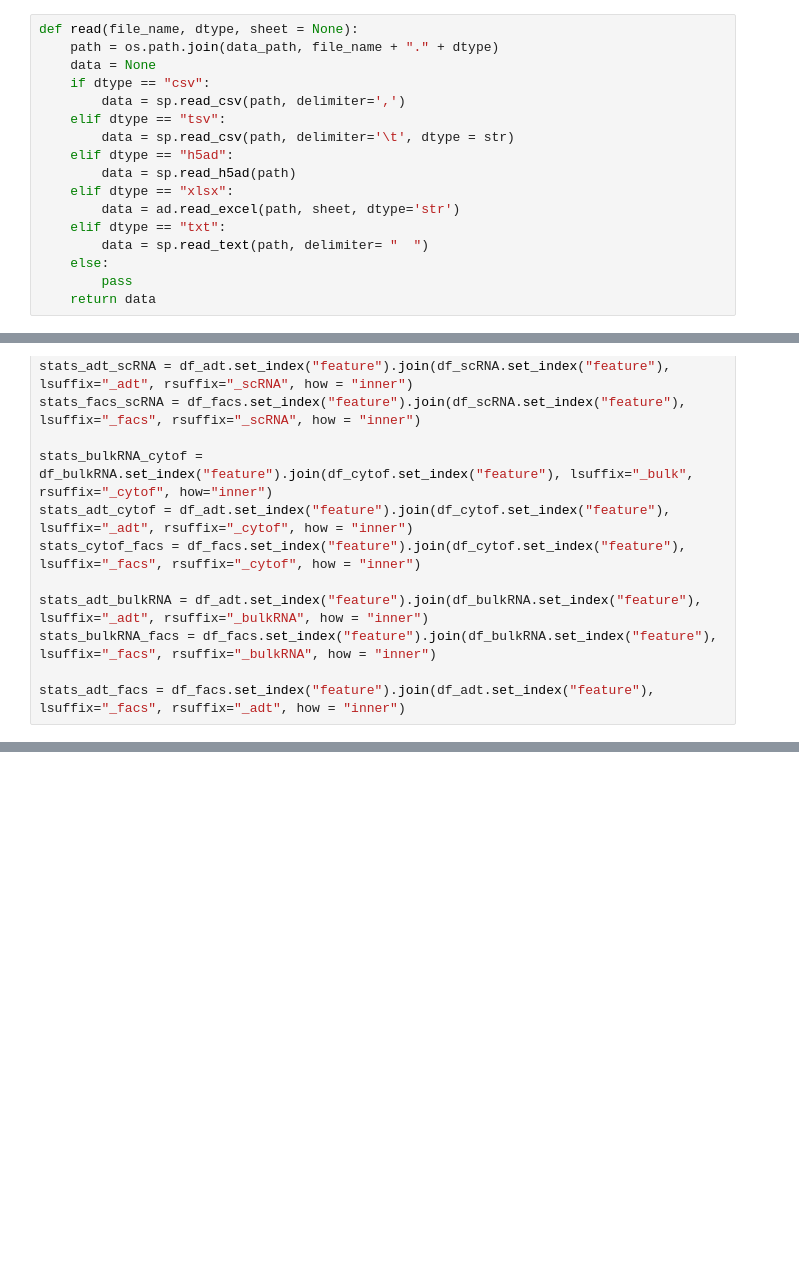
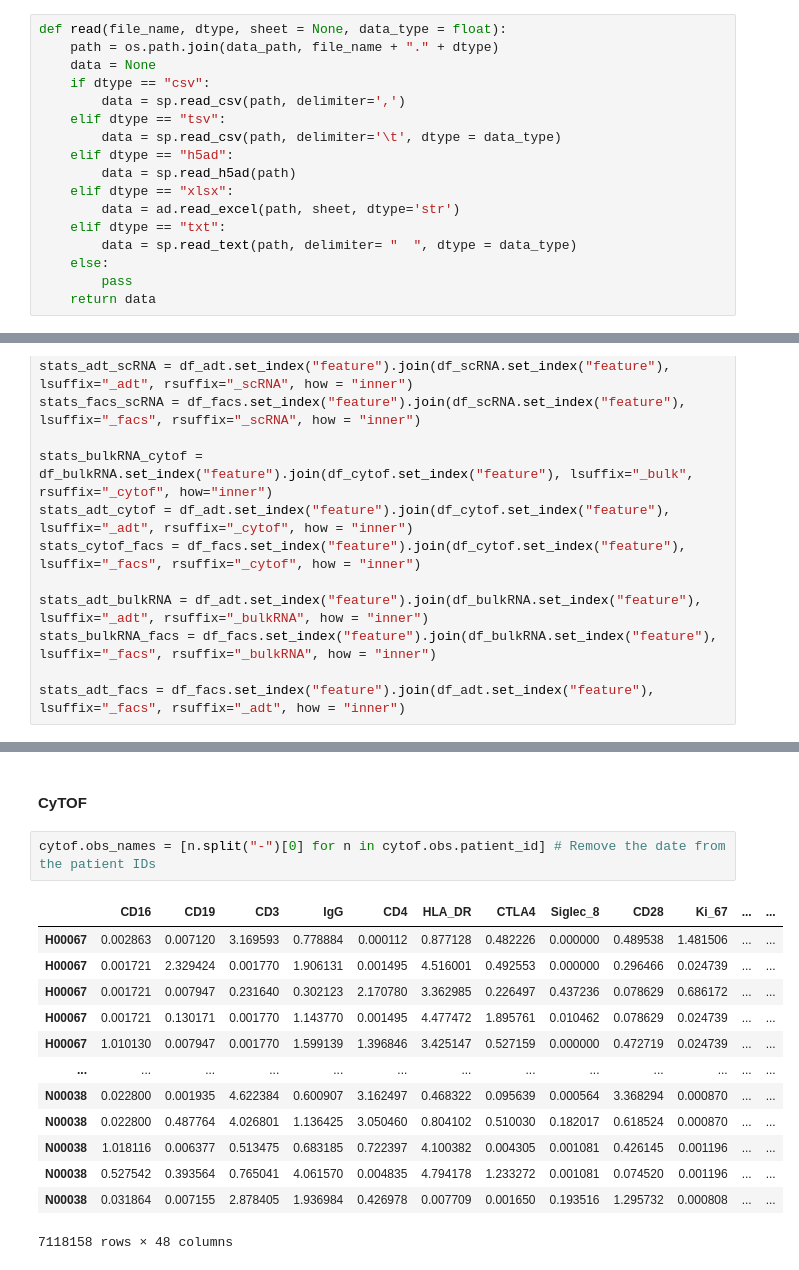
Before and after one commit to theislab/integraph, a Jupyter notebook: notebooks/data.ipynb, the cells around one changed output, grey strips where cells are left out. Drawn from its saved outputs; the diff is of its cells as text; blank space fills up the shorter version.

```diff
--- a/notebooks/data.ipynb
+++ b/notebooks/data.ipynb
@@ -19,17 +38,17 @@ print(data_path)
 # %%
-def read(file_name, dtype, sheet = None):
+def read(file_name, dtype, sheet = None, data_type = float):
     path = os.path.join(data_path, file_name + "." + dtype)
     data = None
     if dtype == "csv":
         data = sp.read_csv(path, delimiter=',')
     elif dtype == "tsv":
-        data = sp.read_csv(path, delimiter='\t', dtype = str)
+        data = sp.read_csv(path, delimiter='\t', dtype = data_type)
     elif dtype == "h5ad":
         data = sp.read_h5ad(path)
     elif dtype == "xlsx":
         data = ad.read_excel(path, sheet, dtype='str')
     elif dtype == "txt":
-        data = sp.read_text(path, delimiter= "	")
+        data = sp.read_text(path, delimiter= "	", dtype = data_type)
     else:
         pass
     return data
@@ -506,0 +529,18 @@ cytof.to_df().groupby(by = [cytof.obs.major_cell_type, cytof.obs.patient_id]).su
+# %% [markdown]
+#### CyTOF
+# %%
+cytof.obs_names = [n.split("-")[0] for n in cytof.obs.patient_id] # Remove the date from the patient IDs
+# %% [output]
+|  | CD16 | CD19 | CD3 | IgG | CD4 | HLA_DR | CTLA4 | Siglec_8 | CD28 | Ki_67 | ... | ... |
+| H00067 | 0.002863 | 0.007120 | 3.169593 | 0.778884 | 0.000112 | 0.877128 | 0.482226 | 0.000000 | 0.489538 | 1.481506 | ... | ... |
+| H00067 | 0.001721 | 2.329424 | 0.001770 | 1.906131 | 0.001495 | 4.516001 | 0.492553 | 0.000000 | 0.296466 | 0.024739 | ... | ... |
+| H00067 | 0.001721 | 0.007947 | 0.231640 | 0.302123 | 2.170780 | 3.362985 | 0.226497 | 0.437236 | 0.078629 | 0.686172 | ... | ... |
+| H00067 | 0.001721 | 0.130171 | 0.001770 | 1.143770 | 0.001495 | 4.477472 | 1.895761 | 0.010462 | 0.078629 | 0.024739 | ... | ... |
+| H00067 | 1.010130 | 0.007947 | 0.001770 | 1.599139 | 1.396846 | 3.425147 | 0.527159 | 0.000000 | 0.472719 | 0.024739 | ... | ... |
+| ... | ... | ... | ... | ... | ... | ... | ... | ... | ... | ... | ... | ... |
+| N00038 | 0.022800 | 0.001935 | 4.622384 | 0.600907 | 3.162497 | 0.468322 | 0.095639 | 0.000564 | 3.368294 | 0.000870 | ... | ... |
+| N00038 | 0.022800 | 0.487764 | 4.026801 | 1.136425 | 3.050460 | 0.804102 | 0.510030 | 0.182017 | 0.618524 | 0.000870 | ... | ... |
+| N00038 | 1.018116 | 0.006377 | 0.513475 | 0.683185 | 0.722397 | 4.100382 | 0.004305 | 0.001081 | 0.426145 | 0.001196 | ... | ... |
+| N00038 | 0.527542 | 0.393564 | 0.765041 | 4.061570 | 0.004835 | 4.794178 | 1.233272 | 0.001081 | 0.074520 | 0.001196 | ... | ... |
+| N00038 | 0.031864 | 0.007155 | 2.878405 | 1.936984 | 0.426978 | 0.007709 | 0.001650 | 0.193516 | 1.295732 | 0.000808 | ... | ... |
+7118158 rows × 48 columns
```
Also changed, not shown: parts of 32 cells of this notebook, 4 other files.
